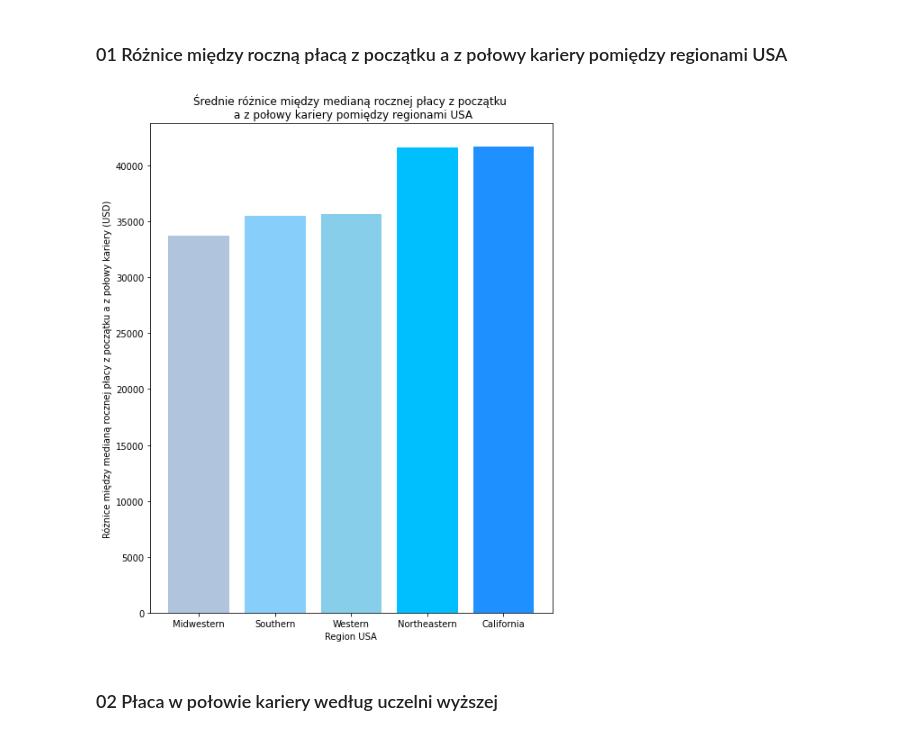
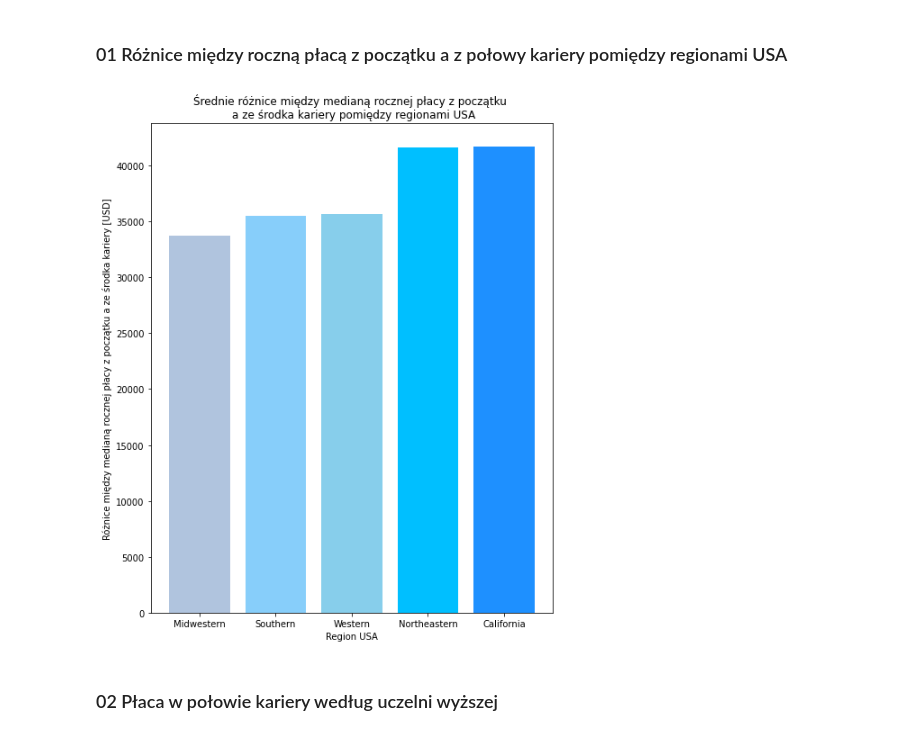
Before and after one commit to rsxxi/aiwd, a Jupyter notebook: Notatniki/03 Tabele i wizualizacje.ipynb, the cells around one changed output. Drawn from its saved outputs; the diff is of its cells as text; code cells hidden in the pictures.

```diff
--- a/Notatniki/03 Tabele i wizualizacje.ipynb
+++ b/Notatniki/03 Tabele i wizualizacje.ipynb
@@ -148,19 +148,19 @@ zarobki_sort = zarobki_sort.sort_values(by = "Difference Between Mid-Career and
 # %%
 x = zarobki_sort.index
 y = zarobki_sort["Difference Between Mid-Career and Starting Salary"]
 
 fig = plt.figure(figsize=(8,10))
 
 plt.bar(x, y, color=['lightsteelblue', 'lightskyblue', 'skyblue', 'deepskyblue', 'dodgerblue'])
 
 plt.xlabel('Region USA')
-plt.ylabel('Różnice między medianą rocznej płacy z początku a z połowy kariery (USD)')
-plt.title('Średnie różnice między medianą rocznej płacy z początku \n a z połowy kariery pomiędzy regionami USA')
+plt.ylabel('Różnice między medianą rocznej płacy z początku a ze środka kariery [USD]')
+plt.title('Średnie różnice między medianą rocznej płacy z początku \n a ze środka kariery pomiędzy regionami USA')
 plt.show()
 
 fig.savefig('wykres_1.png', dpi=500)
 # %% [output]
-[figure, old version]
+[figure, new version]
 # %% [markdown]
 ### 02 Płaca w połowie kariery według uczelni wyższej
 # %%
```
Also changed, not shown: parts of 10 cells of this notebook.
